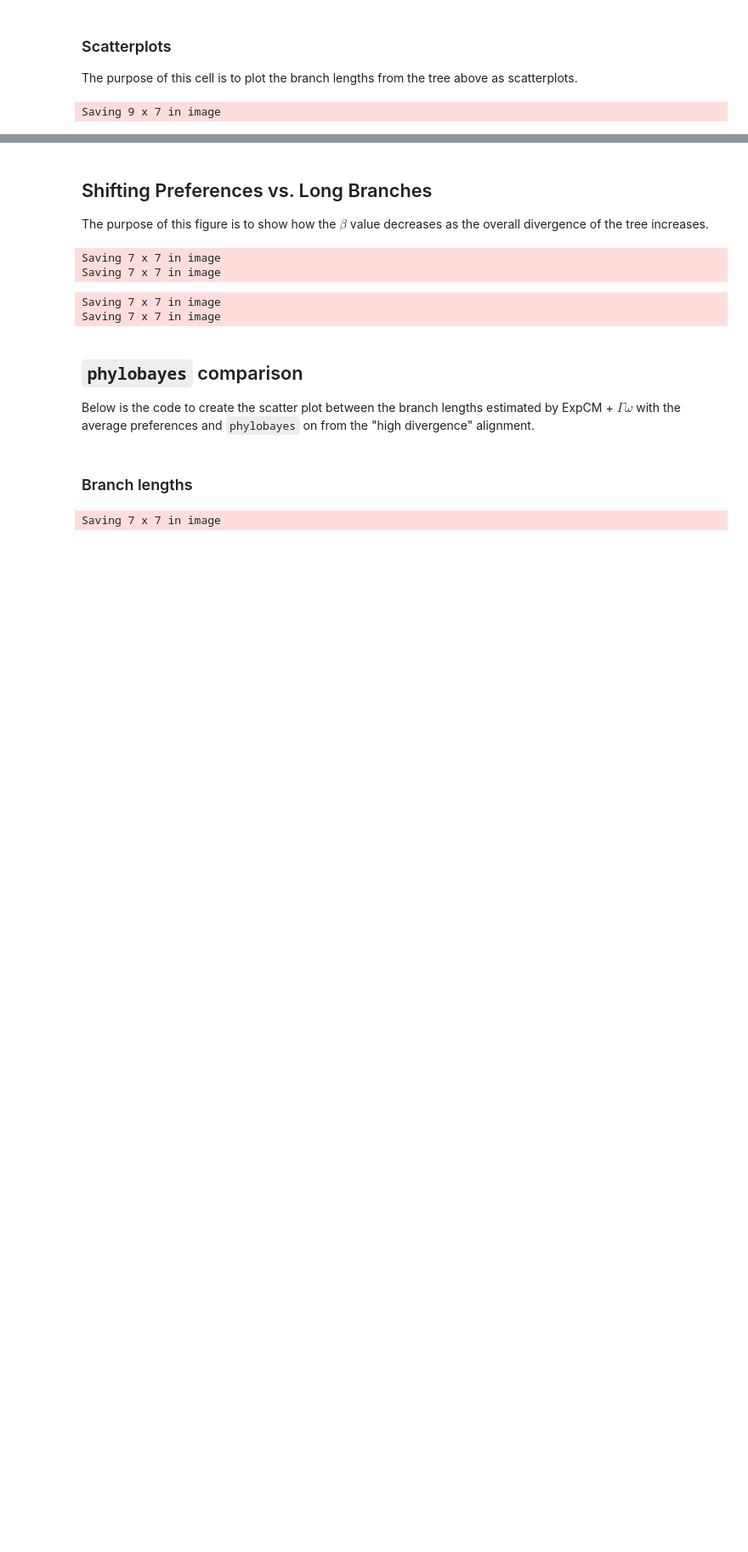
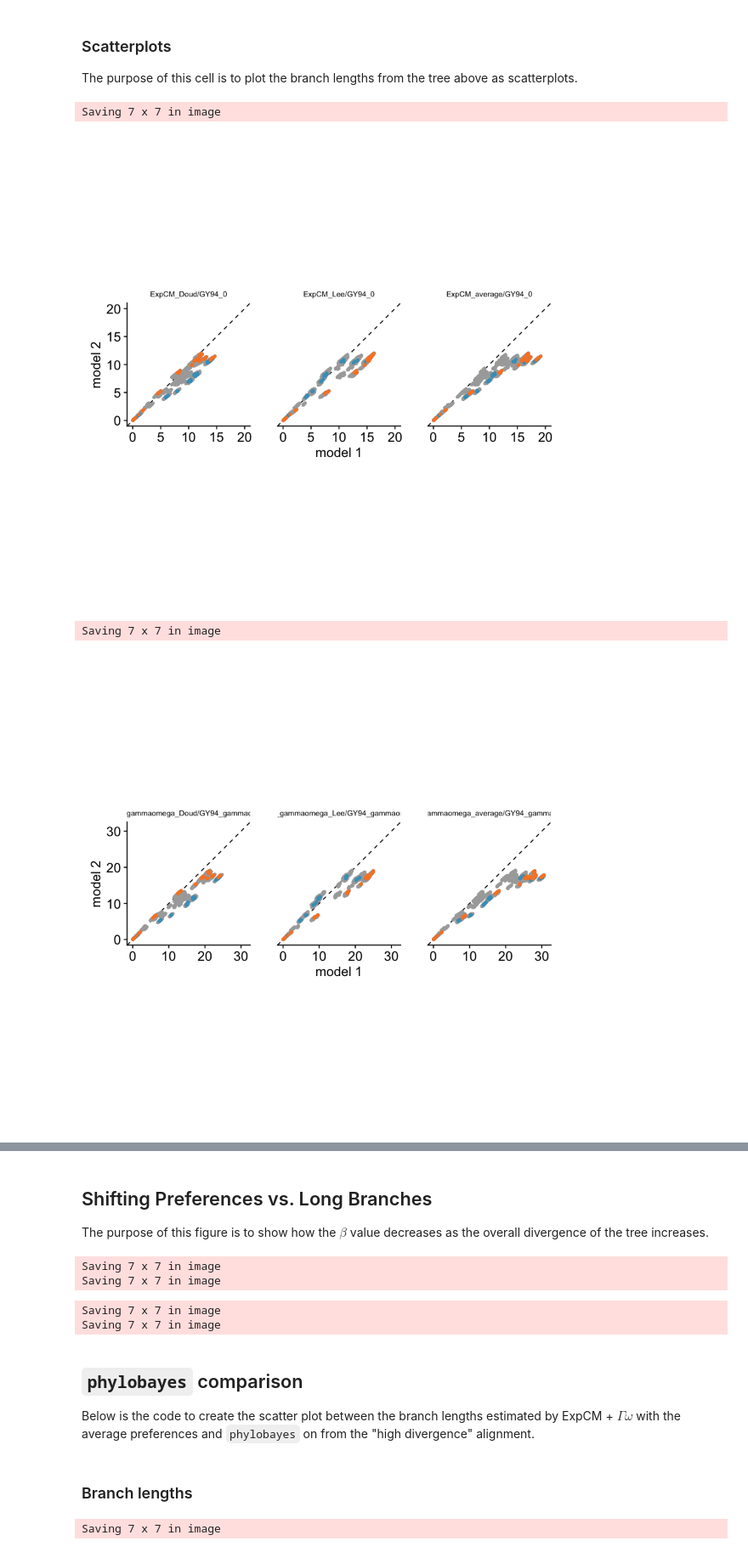
Before and after one commit to jbloomlab/divergence_timing_manuscript, a Jupyter notebook: manuscript/figures/figures.ipynb, the cells around one changed output, grey strips where cells are left out. Shown at 85% size. Drawn from its saved outputs; the diff is of its cells as text; code cells hidden in the pictures; blank space fills up the shorter version.

Commit message:
made empirical scatter figure 2 not 3 lines

```diff
--- a/manuscript/figures/figures.ipynb
+++ b/manuscript/figures/figures.ipynb
@@ -380,23 +380,28 @@ bl = read.csv("../../analysis/HA/branch_lengths/outputs/model_by_model.csv") %>%
 # %%
 pt_size = 1.0
 
 a_model_names = c("ExpCM_Doud/GY94_0", "ExpCM_Lee/GY94_0", "ExpCM_average/GY94_0")
 df = bl %>% filter(model_pair_long %in% a_model_names)
 df$model_pair_long = factor(df$model_pair_long, levels=a_model_names)
 a_scatter = make_scatter(df, pt_size)
+a_scatter
+ggsave("_raw_empirical_scatter_1.png")
 
 b_model_names = c("ExpCM_gammaomega_Doud/GY94_gammaomega_0", "ExpCM_gammaomega_Lee/GY94_gammaomega_0", "ExpCM_gammaomega_average/GY94_gammaomega_0")
 df = bl %>% filter(model_pair_long %in% b_model_names)
 df$model_pair_long = factor(df$model_pair_long, levels=b_model_names)
 b_scatter = make_scatter(df, pt_size)
+b_scatter
+ggsave("_raw_empirical_scatter_2.png")
 
 c_model_names = c("ExpCM_gammaomega_Doud/ExpCM_Doud", "ExpCM_gammaomega_Lee/ExpCM_Lee", "ExpCM_gammaomega_average/ExpCM_average")
 df = bl %>% filter(model_pair_long %in% c_model_names)
 df$model_pair_long = factor(df$model_pair_long, levels=c_model_names)
 c_scatter = make_scatter(df, pt_size)
-
-g = plot_grid(a_scatter, NULL, b_scatter, NULL, c_scatter, ncol=1, rel_heights = c(1, 0.1, 1, 0.25, 1))
-
-ggsave("_raw_empirical_scatter.png", width=9)
+c_scatter
+ggsave("_raw_empirical_scatter_3.png")
 # %% [output]
-Saving 9 x 7 in image
+Saving 7 x 7 in image
+[figure, added]
+Saving 7 x 7 in image
+[figure, added]
```
Also changed, not shown: parts of 1 cell of this notebook, 4 other files.
